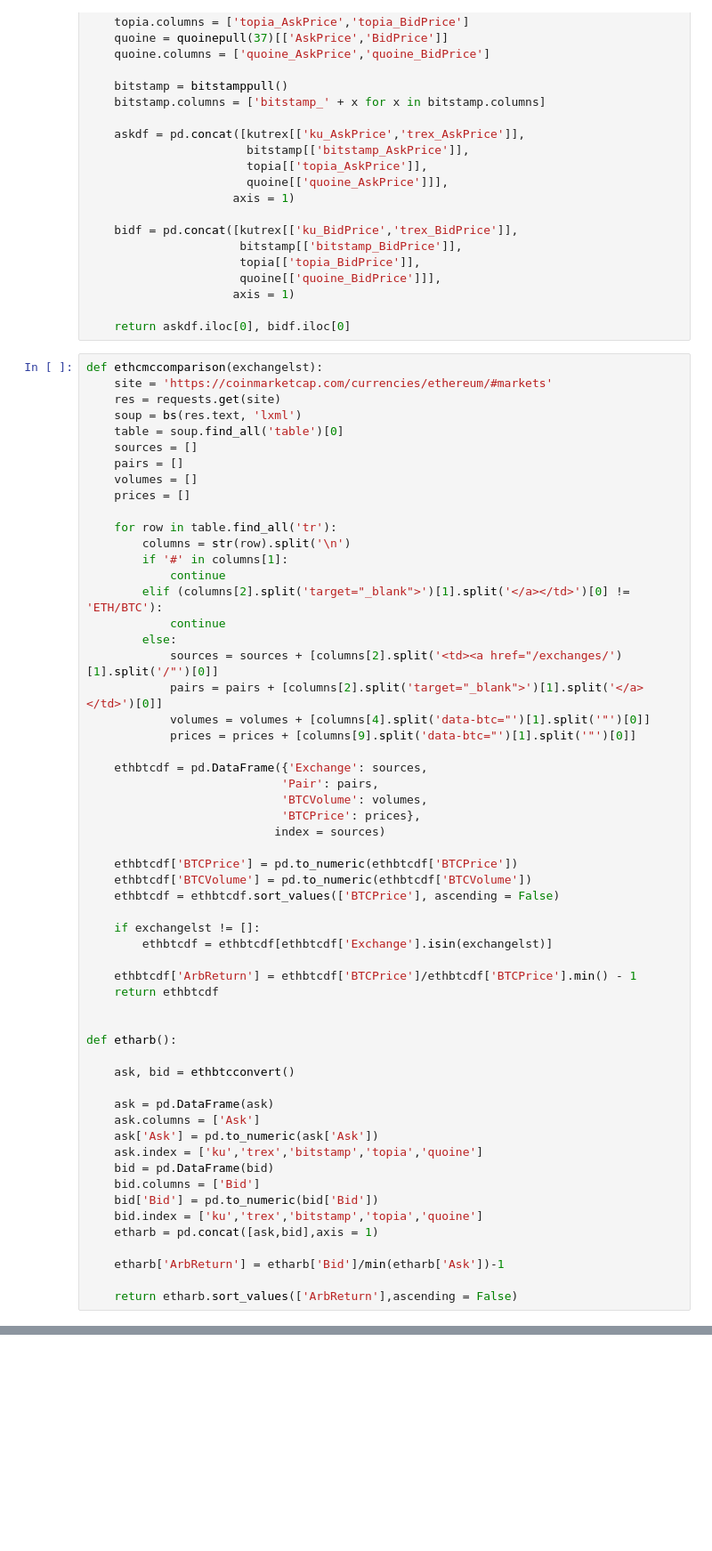
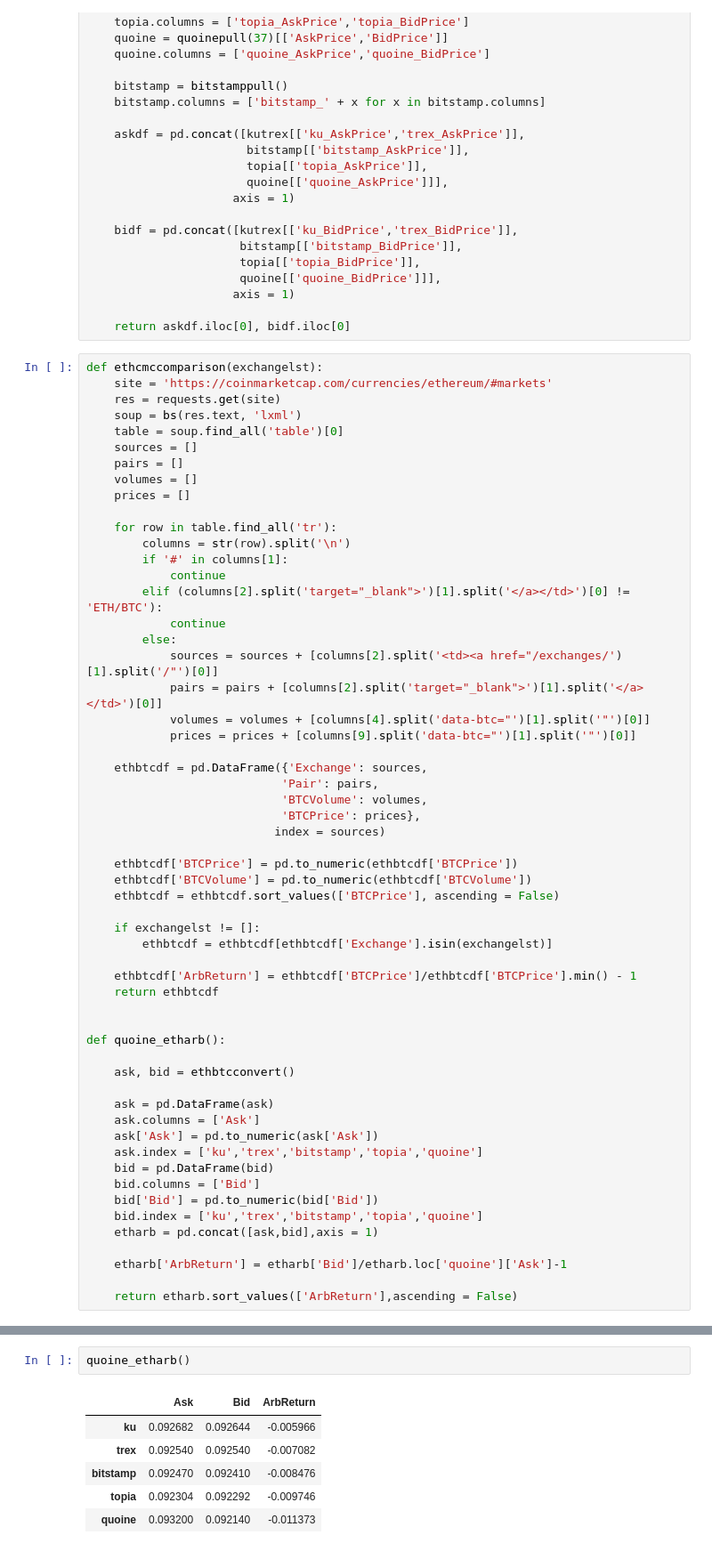
Before and after one commit to auto-d1dact/crypto_testing, a Jupyter notebook: exchange_checking.ipynb, the cells around one changed output, grey strips where cells are left out. Shown: that part at 89% size. Cells and saved outputs as stored; diff of their text form; blank space fills up the shorter version.

```diff
--- a/exchange_checking.ipynb
+++ b/exchange_checking.ipynb
@@ -221,7 +221,7 @@ def ethcmccomparison(exchangelst):
     return ethbtcdf
 
 
-def etharb():
+def quoine_etharb():
 
     ask, bid = ethbtcconvert()
 
@@ -235,6 +235,6 @@ def etharb():
     bid.index = ['ku','trex','bitstamp','topia','quoine']
     etharb = pd.concat([ask,bid],axis = 1)
 
-    etharb['ArbReturn'] = etharb['Bid']/min(etharb['Ask'])-1
+    etharb['ArbReturn'] = etharb['Bid']/etharb.loc['quoine']['Ask']-1
 
     return etharb.sort_values(['ArbReturn'],ascending = False)
@@ -242,0 +241,9 @@ etharb()
+# %%
+quoine_etharb()
+# %% [output]
+|  | Ask | Bid | ArbReturn |
+| ku | 0.092682 | 0.092644 | -0.005966 |
+| trex | 0.092540 | 0.092540 | -0.007082 |
+| bitstamp | 0.092470 | 0.092410 | -0.008476 |
+| topia | 0.092304 | 0.092292 | -0.009746 |
+| quoine | 0.093200 | 0.092140 | -0.011373 |
```
Also changed, not shown: parts of 1 cell of this notebook, 1 other file.
